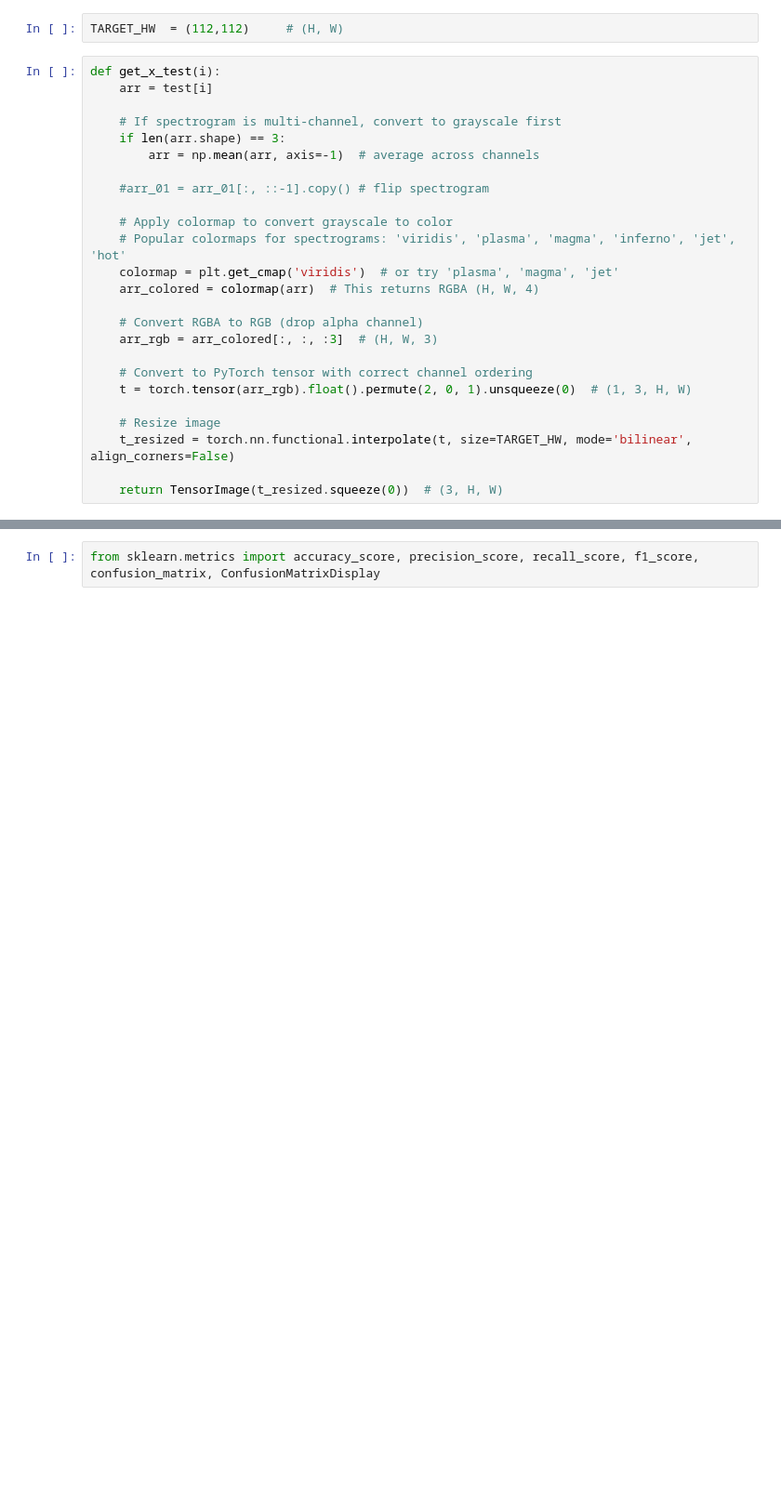
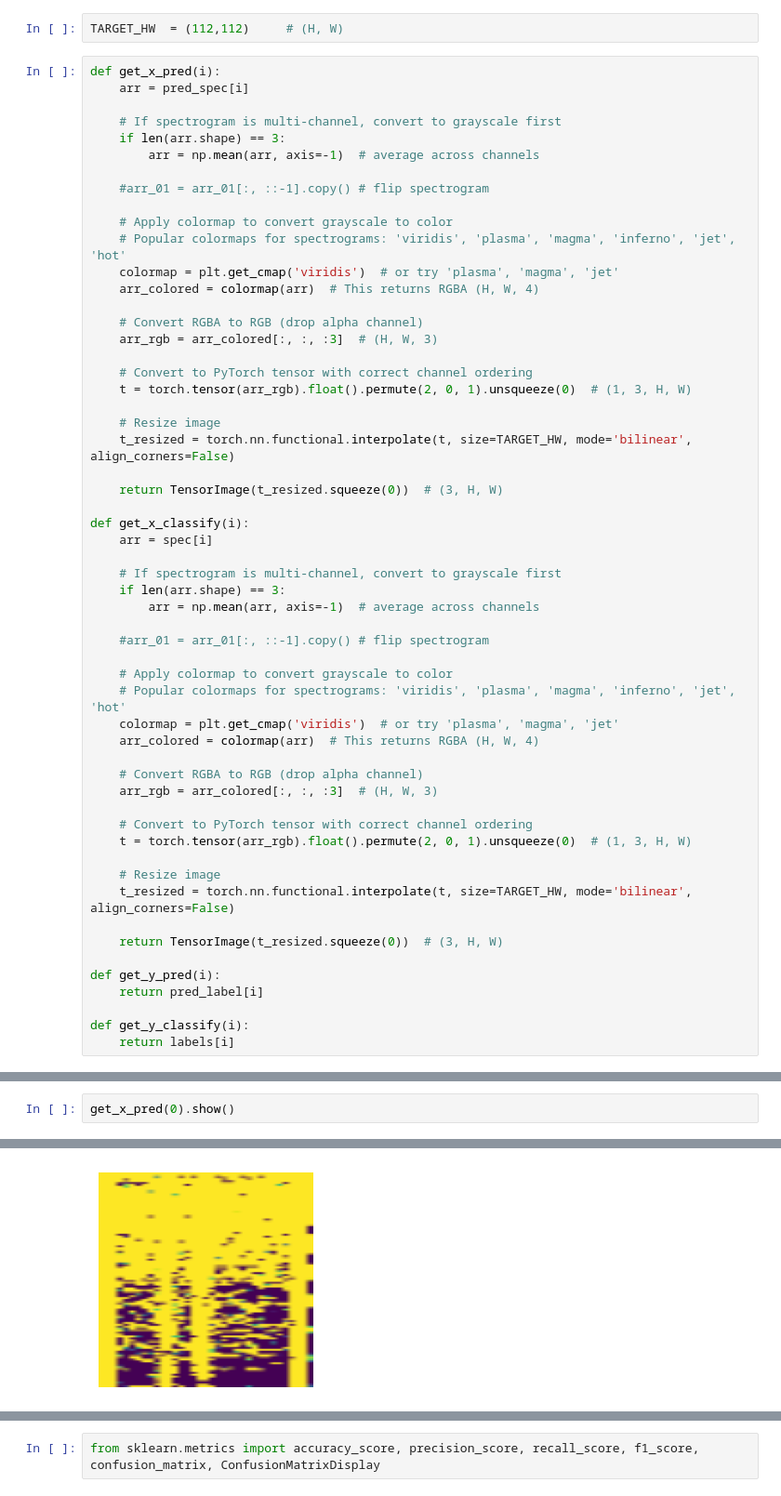
Before and after one commit to Vatnelid-Master-Project/data-analysis, a Jupyter notebook: pipeline.ipynb, the cells around one changed output, grey strips where cells are left out. Shown at 93% size. Drawn from its saved outputs; the diff is of its cells as text; blank space fills up the shorter version.

```diff
--- a/pipeline.ipynb
+++ b/pipeline.ipynb
@@ -36,8 +33,8 @@ Generated 2 spectrograms - label: Not Fall
 # %%
 TARGET_HW  = (112,112)     # (H, W)
 # %%
-def get_x_test(i):
-    arr = test[i]
+def get_x_pred(i):
+    arr = pred_spec[i]
 
     # If spectrogram is multi-channel, convert to grayscale first
     if len(arr.shape) == 3:
@@ -60,4 +57,35 @@ def get_x_test(i):
     t_resized = torch.nn.functional.interpolate(t, size=TARGET_HW, mode='bilinear', align_corners=False)
 
     return TensorImage(t_resized.squeeze(0))  # (3, H, W)
+
+def get_x_classify(i):
+    arr = spec[i]
+
+    # If spectrogram is multi-channel, convert to grayscale first
+    if len(arr.shape) == 3:
+        arr = np.mean(arr, axis=-1)  # average across channels
+
+    #arr_01 = arr_01[:, ::-1].copy() # flip spectrogram
+
+    # Apply colormap to convert grayscale to color
+    # Popular colormaps for spectrograms: 'viridis', 'plasma', 'magma', 'inferno', 'jet', 'hot'
+    colormap = plt.get_cmap('viridis')  # or try 'plasma', 'magma', 'jet'
+    arr_colored = colormap(arr)  # This returns RGBA (H, W, 4)
+
+    # Convert RGBA to RGB (drop alpha channel)
+    arr_rgb = arr_colored[:, :, :3]  # (H, W, 3)
+
+    # Convert to PyTorch tensor with correct channel ordering
+    t = torch.tensor(arr_rgb).float().permute(2, 0, 1).unsqueeze(0)  # (1, 3, H, W)
+
+    # Resize image
+    t_resized = torch.nn.functional.interpolate(t, size=TARGET_HW, mode='bilinear', align_corners=False)
+
+    return TensorImage(t_resized.squeeze(0))  # (3, H, W)
+
+def get_y_pred(i):
+    return pred_label[i]
+
+def get_y_classify(i):
+    return labels[i]
 # %%
@@ -93,0 +118,3 @@ for i in range(len(test)):
+# %%
+get_x_pred(0).show()
+# %% [output]
@@ -94,3 +122,4 @@ for i in range(len(test)):
+[figure, added]
 # %%
 result = []
 
```
Also changed, not shown: parts of 15 cells of this notebook, 4 other files.
